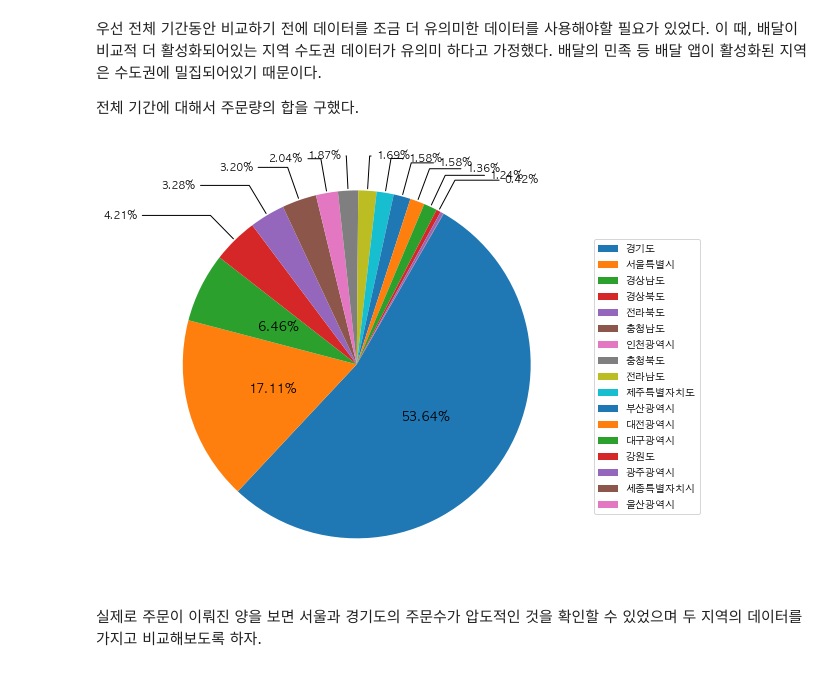
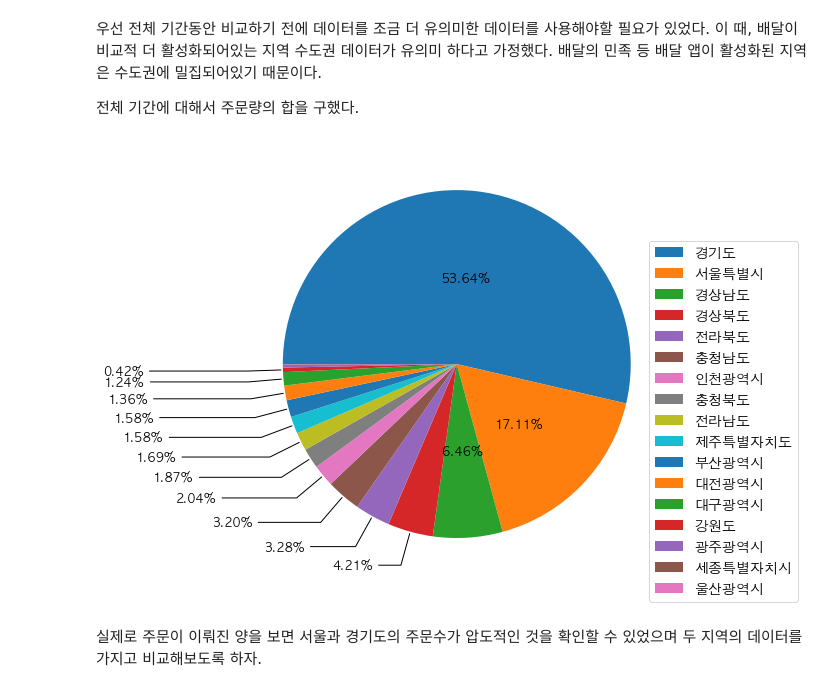
Before and after one commit to chulhee23/covid-19-visualization-order, a Jupyter notebook: covid_analyze.ipynb, the cells around one changed output. Cells and saved outputs as stored; diff of their text form; code cells hidden in the pictures.

```diff
--- a/covid_analyze.ipynb
+++ b/covid_analyze.ipynb
@@ -178,7 +214,7 @@ df
 
 해당 파일의 header를 원하는 형태로 맞춰두고 order.csv로 저장한 뒤 사용했다.
 # %%
-order = pd.read_csv("order.csv")
+order = pd.read_csv("../ordering.csv")
 # %%
 order['date'] = pd.to_datetime(order["date"], format = "%Y-%m-%d")
 order = order.drop(columns=["Unnamed: 1"])
@@ -218,7 +254,7 @@ fig.set_facecolor('white')
 ax = fig.add_subplot()
 
 pie = ax.pie(frequency,
-             startangle=60,
+             startangle=180,
              counterclock=False
             )
 threshold = 5
@@ -233,34 +269,34 @@ for i,l in enumerate(labels):
 
     if i < len(labels) - 1:
         sum_pct += float(f'{frequency[i]/total*100:.2f}')
         text = f'{frequency[i]/total*100:.2f}%'
     else:
         text = f'{100-sum_pct:.2f}%'
 
 
     if frequency[i]/total*100 < threshold and frequency[i]/total*100 > 0.3:
         ang = (ang1+ang2)/2
         x = np.cos(np.deg2rad(ang))
         y = np.sin(np.deg2rad(ang))
 
         horizontalalignment = {-1: "right", 1: "left"}[int(np.sign(x))]
         connectionstyle = "angle,angleA=0,angleB={}".format(ang)
 
         config["arrowprops"].update({"connectionstyle": connectionstyle})
         ax.annotate(text, xy=(x, y), xytext=(1.8*x, 1.2*y),
                     horizontalalignment=horizontalalignment, **config)
     elif frequency[i]/total*100 > threshold:
         x = (r/2)*np.cos(np.pi/180*((ang1+ang2)/2)) + center[0]
         y = (r/2)*np.sin(np.pi/180*((ang1+ang2)/2)) + center[1]
         ax.text(x,y,text,ha='center',va='center',fontsize=12)
     else:
         continue
 
 
 plt.legend(pie[0], labels, bbox_to_anchor = [1.3, 0.8])
 plt.show()
 # %% [output]
-[figure, old version]
+[figure, new version]
 # %% [markdown]
 실제로 주문이 이뤄진 양을 보면 서울과 경기도의 주문수가 압도적인 것을 확인할 수 있었으며 두 지역의 데이터를 가지고 비교해보도록 하자.
 # %%
```
Also changed, not shown: parts of 25 cells of this notebook, 7 other files.
